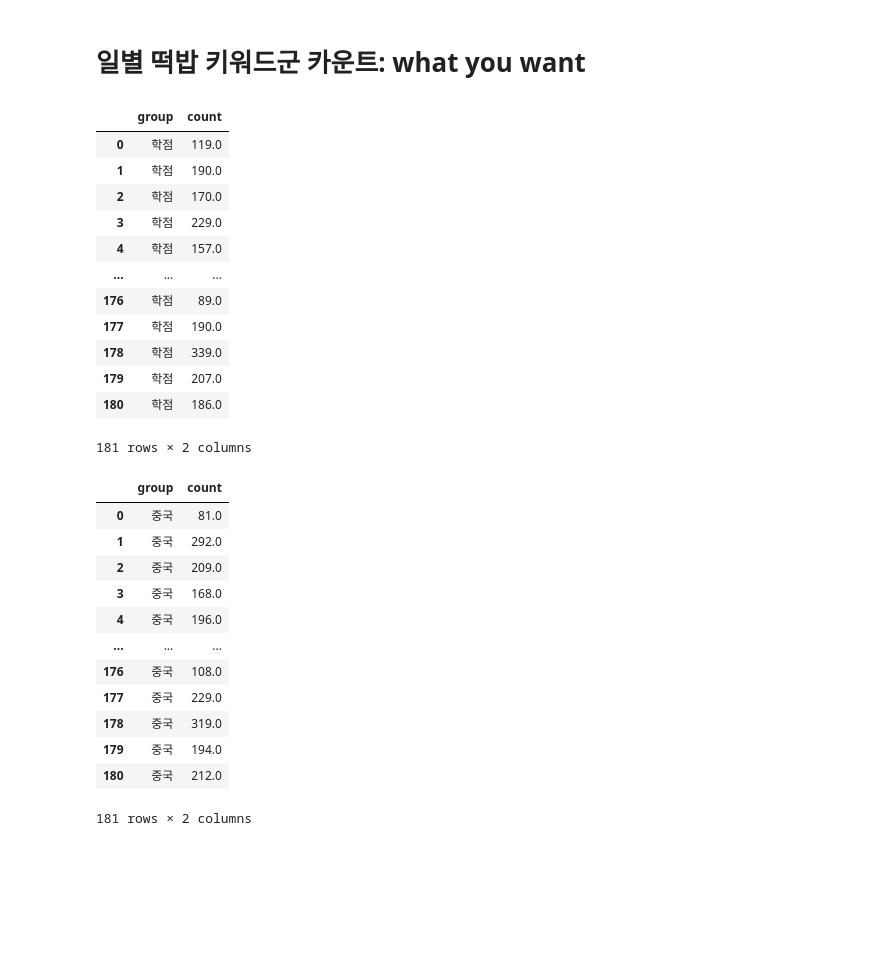
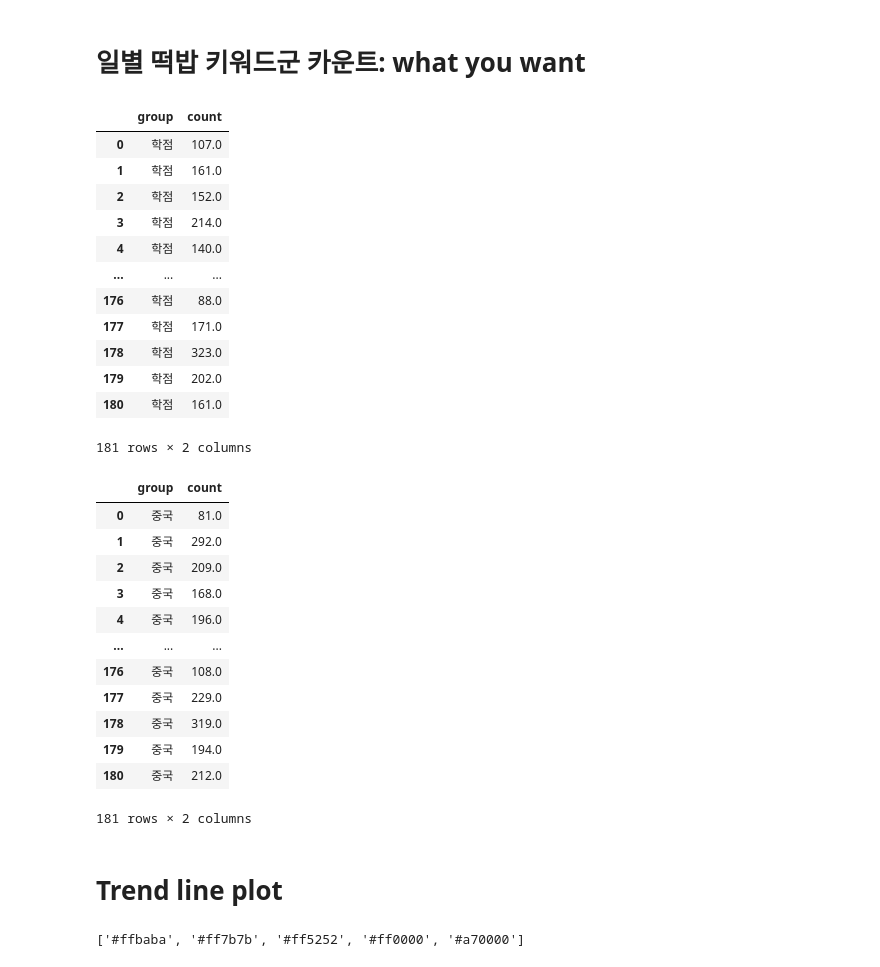
Before and after one commit to JourneyKo/ssodam, a Jupyter notebook: ssodam2021_Topic_Analysis_and_Visualization.ipynb, the cells around one changed output. Drawn from its saved outputs; the diff is of its cells as text; code cells hidden in the pictures; blank space fills up the shorter version.

Commit message:
lineplot

```diff
--- a/ssodam2021_Topic_Analysis_and_Visualization.ipynb
+++ b/ssodam2021_Topic_Analysis_and_Visualization.ipynb
@@ -97,25 +97,25 @@ def KeywordCount(떡밥리스트):
     return bob_count #일별 떡밥 키워드군 카운드 데이터프레임
 # %%
 # TEST
-A = ['학점','취업','취업','추천','학년']
+A = ['학점','취업','추천','학년']
 B = ['중국','자장면','국수','한국','생각']
 df_A = KeywordCount(A)
 df_B = KeywordCount(B)
 display(df_A)
 display(df_B)
 # %% [output]
 |  | group | count |
-| 0 | 학점 | 119.0 |
-| 1 | 학점 | 190.0 |
-| 2 | 학점 | 170.0 |
-| 3 | 학점 | 229.0 |
-| 4 | 학점 | 157.0 |
+| 0 | 학점 | 107.0 |
+| 1 | 학점 | 161.0 |
+| 2 | 학점 | 152.0 |
+| 3 | 학점 | 214.0 |
+| 4 | 학점 | 140.0 |
 | ... | ... | ... |
-| 176 | 학점 | 89.0 |
-| 177 | 학점 | 190.0 |
-| 178 | 학점 | 339.0 |
-| 179 | 학점 | 207.0 |
-| 180 | 학점 | 186.0 |
+| 176 | 학점 | 88.0 |
+| 177 | 학점 | 171.0 |
+| 178 | 학점 | 323.0 |
+| 179 | 학점 | 202.0 |
+| 180 | 학점 | 161.0 |
 181 rows × 2 columns
 |  | group | count |
 | 0 | 중국 | 81.0 |
@@ -130,3 +130,5 @@ display(df_B)
 | 179 | 중국 | 194.0 |
 | 180 | 중국 | 212.0 |
 181 rows × 2 columns
+# %% [markdown]
+# Trend line plot
@@ -132,0 +142,6 @@ display(df_B)
+# %%
+colors = pd.read_csv('./data/lineplot_color.txt', header=None)
+colors_lst = colors[0].values.tolist()
+colors_lst
+# %% [output]
+['#ffbaba', '#ff7b7b', '#ff5252', '#ff0000', '#a70000']
```
Also changed, not shown: parts of 4 cells of this notebook, 3 other files.
